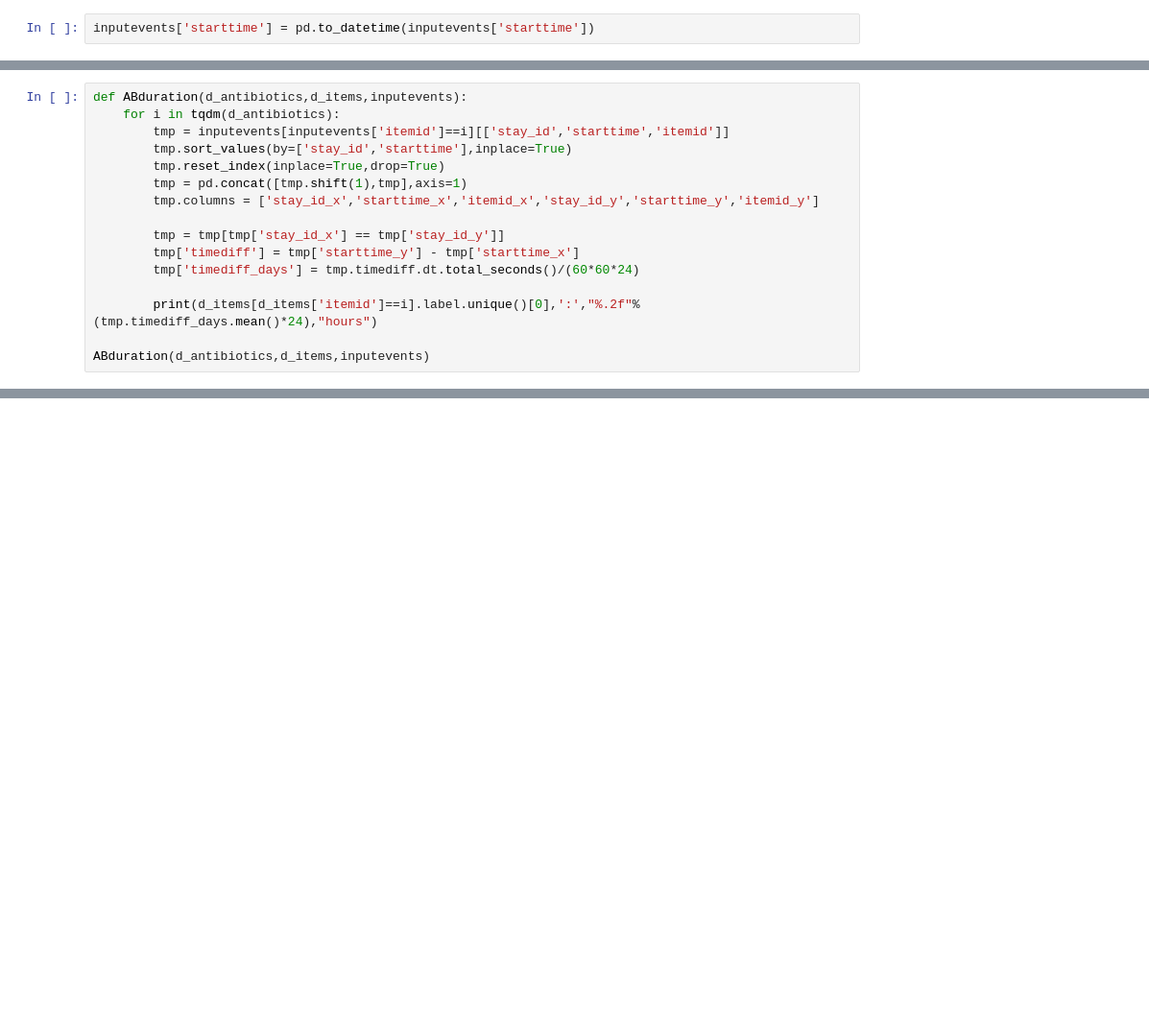
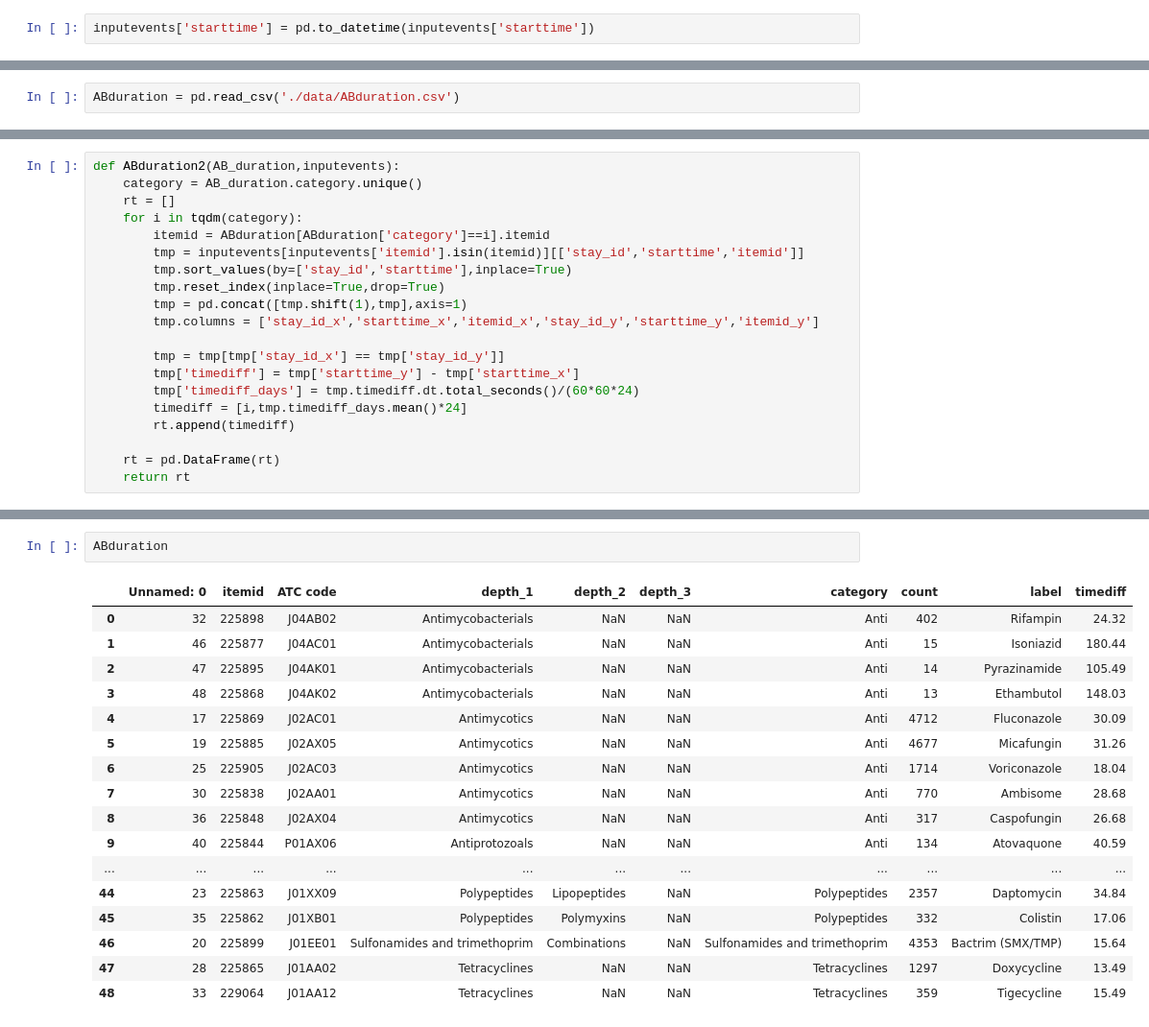
Before and after one commit to cyp-ark/RL-AIAKI, a Jupyter notebook: code/X_.ipynb, the cells around one changed output, grey strips where cells are left out. Shown: that part at 96% size. Cells and saved outputs as stored; diff of their text form; blank space fills up the shorter version.

```diff
--- a/code/X_.ipynb
+++ b/code/X_.ipynb
@@ -37,0 +117,2 @@ inputevents[inputevents['itemid']==d_antibiotics[0]][['subject_id','hadm_id','st
+# %%
+ABduration = pd.read_csv('./data/ABduration.csv')
@@ -38,7 +141,10 @@ inputevents[inputevents['itemid']==d_antibiotics[0]][['subject_id','hadm_id','st
 # %%
-def ABduration(d_antibiotics,d_items,inputevents):
-    for i in tqdm(d_antibiotics):
-        tmp = inputevents[inputevents['itemid']==i][['stay_id','starttime','itemid']]
+def ABduration2(AB_duration,inputevents):
+    category = AB_duration.category.unique()
+    rt = []
+    for i in tqdm(category):
+        itemid = ABduration[ABduration['category']==i].itemid
+        tmp = inputevents[inputevents['itemid'].isin(itemid)][['stay_id','starttime','itemid']]
         tmp.sort_values(by=['stay_id','starttime'],inplace=True)
         tmp.reset_index(inplace=True,drop=True)
         tmp = pd.concat([tmp.shift(1),tmp],axis=1)
@@ -47,7 +153,8 @@ def ABduration(d_antibiotics,d_items,inputevents):
         tmp = tmp[tmp['stay_id_x'] == tmp['stay_id_y']]
         tmp['timediff'] = tmp['starttime_y'] - tmp['starttime_x']
         tmp['timediff_days'] = tmp.timediff.dt.total_seconds()/(60*60*24)
+        timediff = [i,tmp.timediff_days.mean()*24]
+        rt.append(timediff)
 
-        print(d_items[d_items['itemid']==i].label.unique()[0],':',"%.2f"%(tmp.timediff_days.mean()*24),"hours")
-
-ABduration(d_antibiotics,d_items,inputevents)
+    rt = pd.DataFrame(rt)
+    return rt
@@ -91,0 +187,20 @@ len(inputevents[inputevents['itemid'].isin(d_antibiotics)].stay_id.unique())
+# %%
+ABduration
+# %% [output]
+|  | Unnamed: 0 | itemid | ATC code | depth_1 | depth_2 | depth_3 | category | count | label | timediff |
+| 0 | 32 | 225898 | J04AB02 | Antimycobacterials | NaN | NaN | Anti | 402 | Rifampin | 24.32 |
+| 1 | 46 | 225877 | J04AC01 | Antimycobacterials | NaN | NaN | Anti | 15 | Isoniazid | 180.44 |
+| 2 | 47 | 225895 | J04AK01 | Antimycobacterials | NaN | NaN | Anti | 14 | Pyrazinamide | 105.49 |
+| 3 | 48 | 225868 | J04AK02 | Antimycobacterials | NaN | NaN | Anti | 13 | Ethambutol | 148.03 |
+| 4 | 17 | 225869 | J02AC01 | Antimycotics | NaN | NaN | Anti | 4712 | Fluconazole | 30.09 |
+| 5 | 19 | 225885 | J02AX05 | Antimycotics | NaN | NaN | Anti | 4677 | Micafungin | 31.26 |
+| 6 | 25 | 225905 | J02AC03 | Antimycotics | NaN | NaN | Anti | 1714 | Voriconazole | 18.04 |
+| 7 | 30 | 225838 | J02AA01 | Antimycotics | NaN | NaN | Anti | 770 | Ambisome | 28.68 |
+| 8 | 36 | 225848 | J02AX04 | Antimycotics | NaN | NaN | Anti | 317 | Caspofungin | 26.68 |
+| 9 | 40 | 225844 | P01AX06 | Antiprotozoals | NaN | NaN | Anti | 134 | Atovaquone | 40.59 |
+| ... | ... | ... | ... | ... | ... | ... | ... | ... | ... | ... |
+| 44 | 23 | 225863 | J01XX09 | Polypeptides | Lipopeptides | NaN | Polypeptides | 2357 | Daptomycin | 34.84 |
+| 45 | 35 | 225862 | J01XB01 | Polypeptides | Polymyxins | NaN | Polypeptides | 332 | Colistin | 17.06 |
+| 46 | 20 | 225899 | J01EE01 | Sulfonamides and trimethoprim | Combinations | NaN | Sulfonamides and trimethoprim | 4353 | Bactrim (SMX/TMP) | 15.64 |
+| 47 | 28 | 225865 | J01AA02 | Tetracyclines | NaN | NaN | Tetracyclines | 1297 | Doxycycline | 13.49 |
+| 48 | 33 | 229064 | J01AA12 | Tetracyclines | NaN | NaN | Tetracyclines | 359 | Tigecycline | 15.49 |
```
Also changed, not shown: parts of 18 cells of this notebook, 5 other files.
